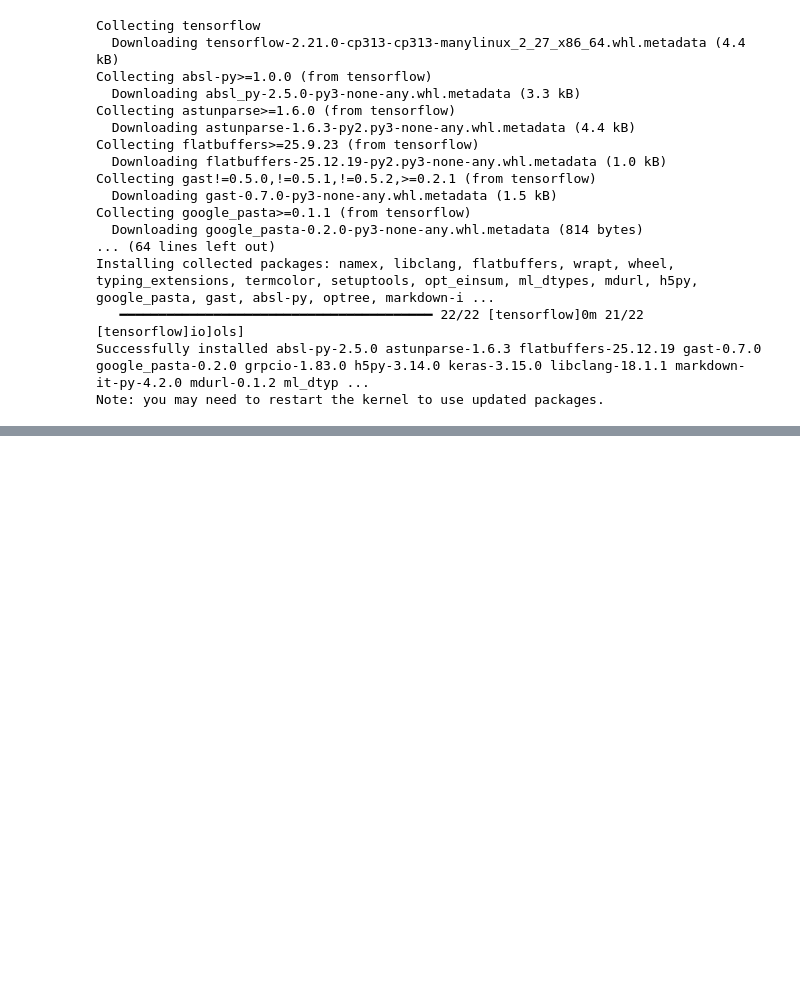
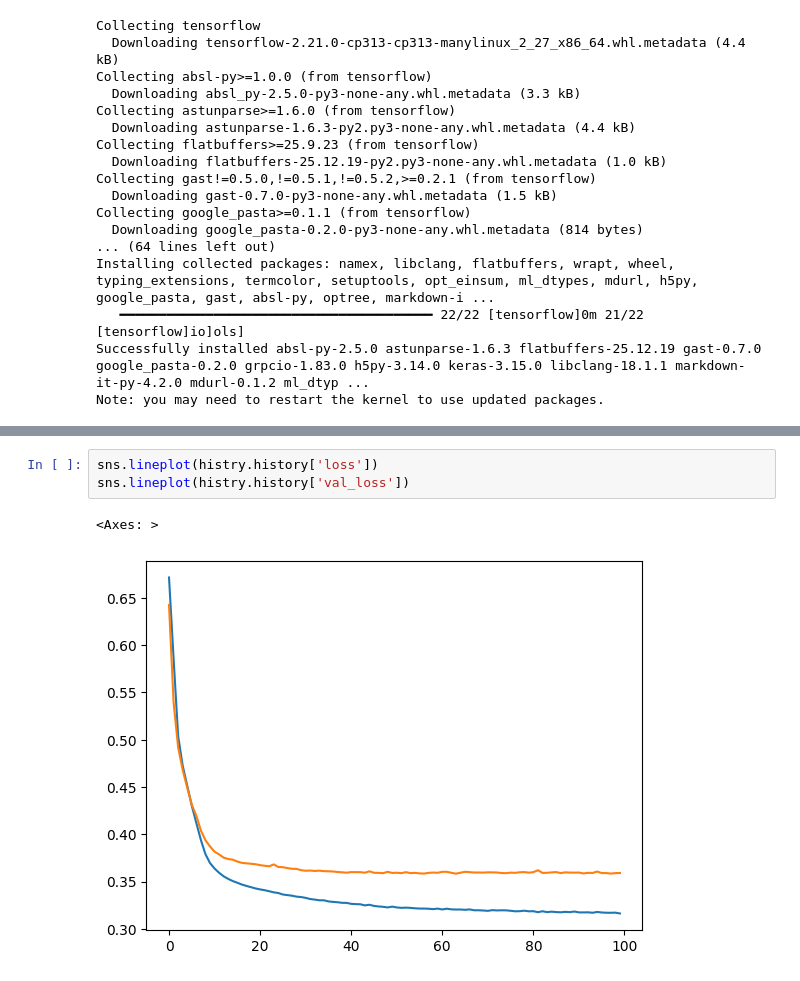
Before and after one commit to lalithrajr1034/Deep_learning_practice, a Jupyter notebook: DL/ANN/Practice/deep_learning_clasification.ipynb, the cells around one changed output, grey strips where cells are left out. Saved outputs shown, nothing was run; the diff lists cells and outputs as text; blank space fills up the shorter version.

```diff
--- a/DL/ANN/Practice/deep_learning_clasification.ipynb
+++ b/DL/ANN/Practice/deep_learning_clasification.ipynb
@@ -22,0 +227,6 @@ import
+# %%
+sns.lineplot(histry.history['loss'])
+sns.lineplot(histry.history['val_loss'])
+# %% [output]
+<Axes: >
+[figure, added]
```
Also changed, not shown: parts of 43 cells of this notebook.
